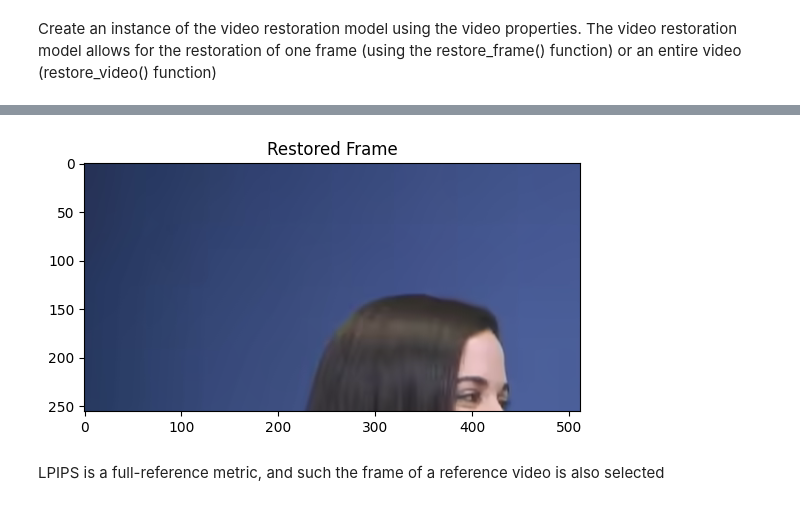
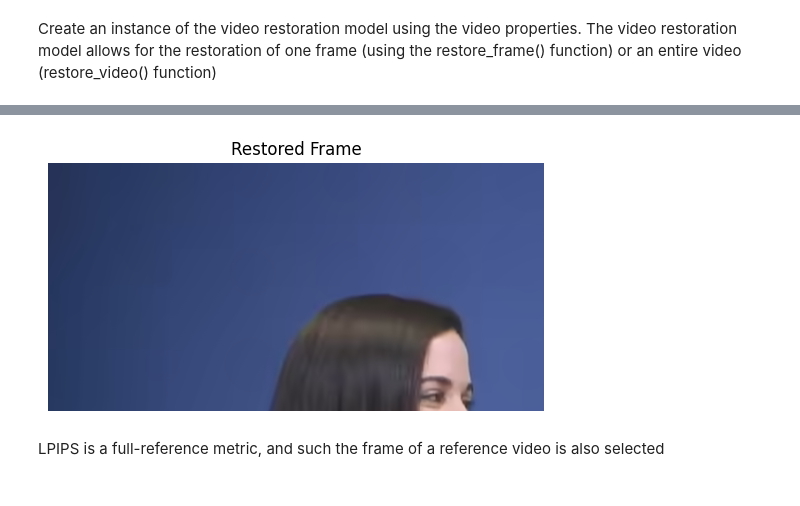
Before and after one commit to nwaliv/MAIProject, a Jupyter notebook: main.ipynb, the cells around one changed output, grey strips where cells are left out. Cells and saved outputs as stored; diff of their text form; code cells hidden in the pictures.

```diff
--- a/main.ipynb
+++ b/main.ipynb
@@ -25,6 +22,7 @@ hrNetVideoModel = hrNetVideo(vidFileName,vidResolution,vidNumFrames)
 restoredFrame = hrNetVideoModel.restore_frame(t=1)
 plt.imshow(restoredFrame/255.0)
 plt.title("Restored Frame")
+plt.axis('off')
 plt.show()
 plt.imsave("output/restoredFrame.png",restoredFrame/255.0)
 # %% [output]
@@ -34,4 +29,4 @@ To enable them in other operations, rebuild TensorFlow with the appropriate comp
-[figure, old version]
+[figure, new version]
 # %%
 # Produces an array of restored videos
 #restoredVideo = hrNetVideoModel.restore_video()
```
Also changed, not shown: parts of 4 cells of this notebook, 41 other files.
